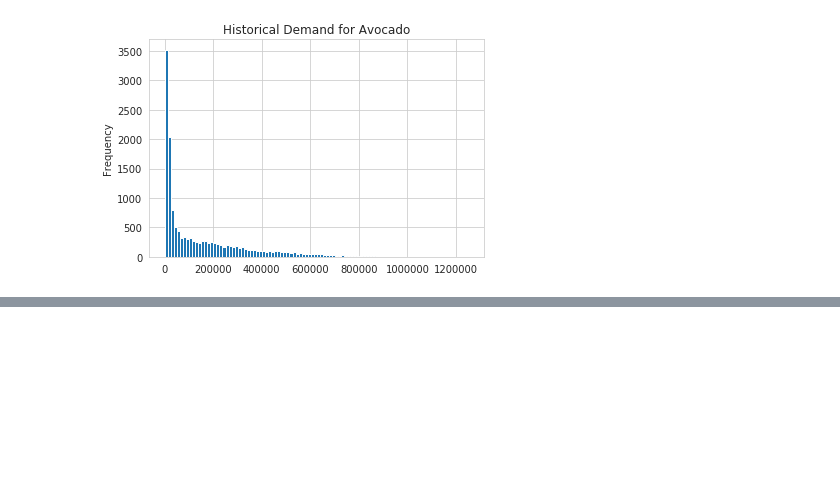
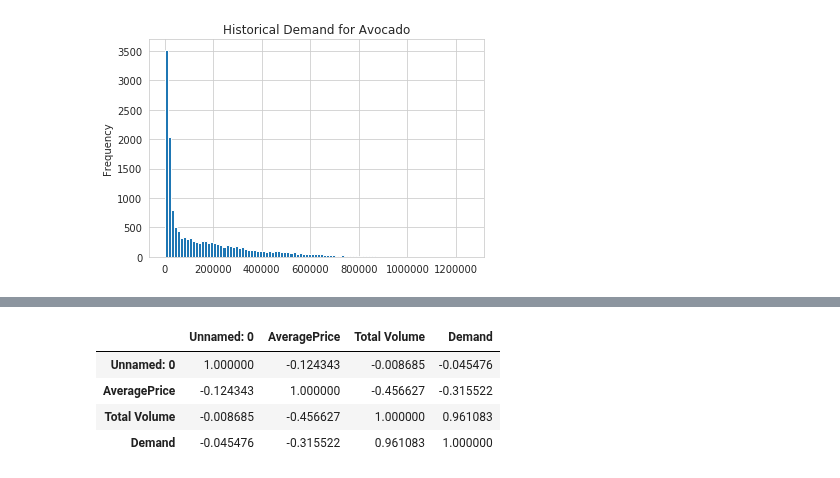
Before and after one commit to Wetpaint3/Blogs, a Jupyter notebook: Monte_Carlo_Simulations.ipynb, the cells around one changed output, grey strips where cells are left out. Cells and saved outputs as stored; diff of their text form; code cells hidden in the pictures; blank space fills up the shorter version.

```diff
--- a/Monte_Carlo_Simulations.ipynb
+++ b/Monte_Carlo_Simulations.ipynb
@@ -76,0 +82,8 @@ dfwo['Demand'].plot(kind='hist', title='Historical Demand for Avocado', bins=100
+# %%
+dfwo.corr()
+# %% [output]
+|  | Unnamed: 0 | AveragePrice | Total Volume | Demand |
+| Unnamed: 0 | 1.000000 | -0.124343 | -0.008685 | -0.045476 |
+| AveragePrice | -0.124343 | 1.000000 | -0.456627 | -0.315522 |
+| Total Volume | -0.008685 | -0.456627 | 1.000000 | 0.961083 |
+| Demand | -0.045476 | -0.315522 | 0.961083 | 1.000000 |
```
Also changed, not shown: parts of 6 cells of this notebook.
